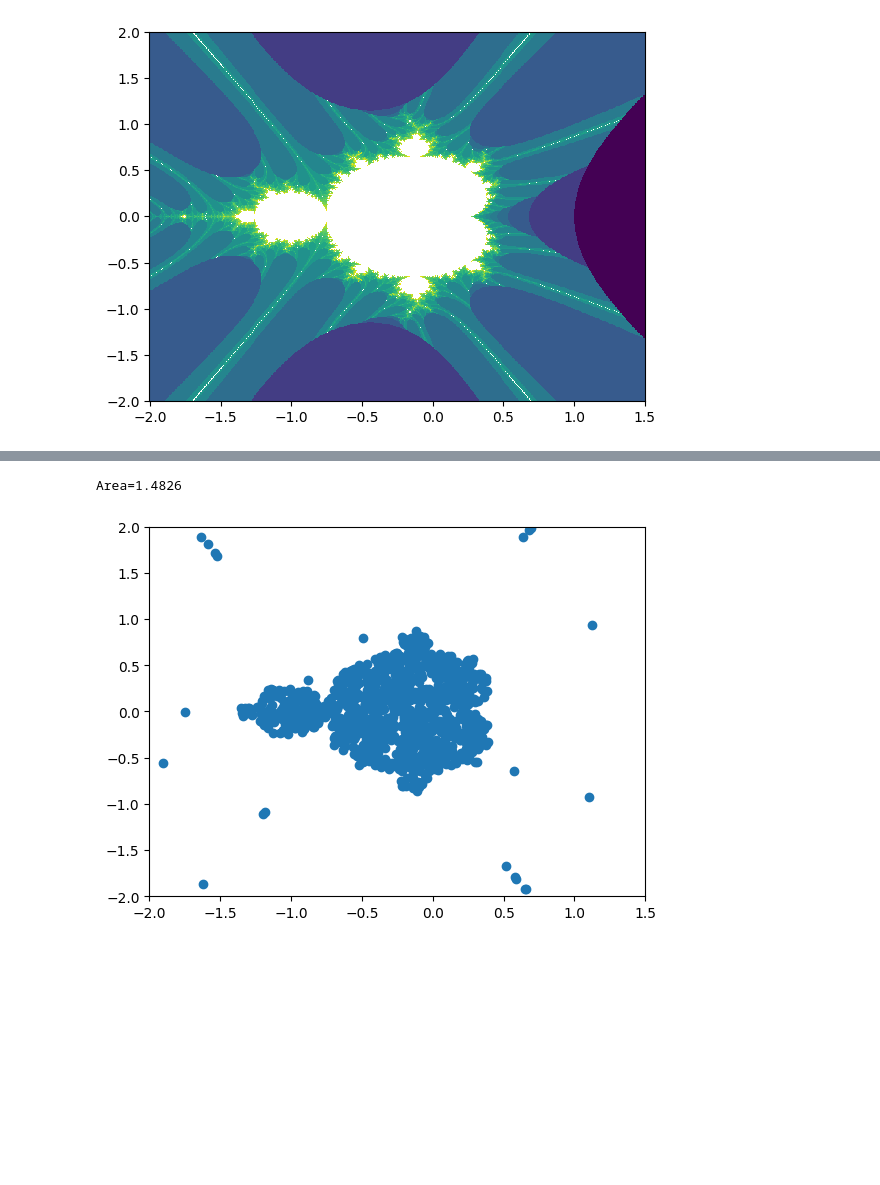
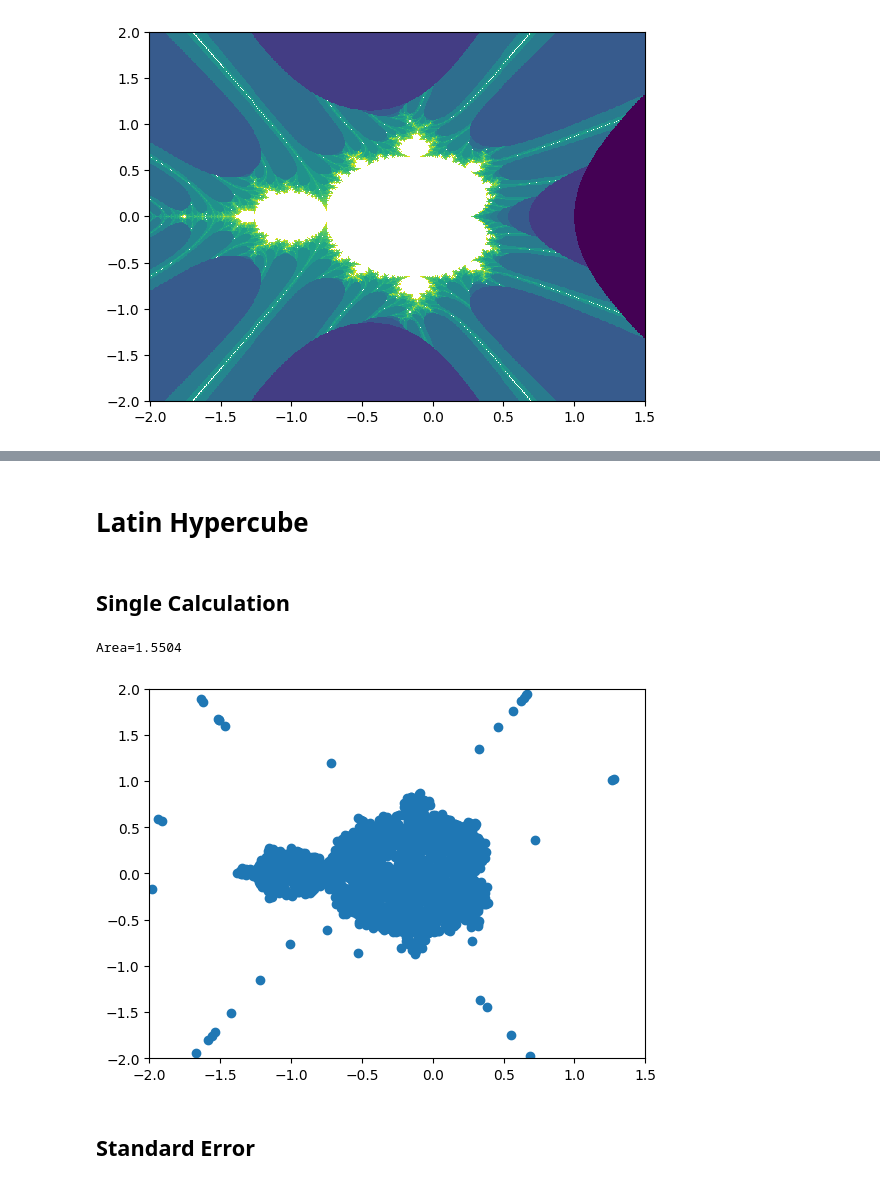
Before and after one commit to Kattelijn/Stochastic-Simulation, a Jupyter notebook: mandelbrot_MC_testPlots.ipynb, the cells around one changed output, grey strips where cells are left out. Saved outputs shown, nothing was run; the diff lists cells and outputs as text; code cells hidden in the pictures; blank space fills up the shorter version.

```diff
--- a/mandelbrot_MC_testPlots.ipynb
+++ b/mandelbrot_MC_testPlots.ipynb
@@ -44,21 +109,26 @@ Area1=1.5777999999999999, Area2=1.4588
+# %% [markdown]
+# Latin Hypercube
+# %% [markdown]
+## Single Calculation
+# %%
+solver = LatinHypercubeSampling()
+
+nIter = 20000
+nSamples = 20000
+
+area, points = solver.mandelbrotArea(nIter, nSamples, scatter=True)
 # %%
-solver = LatinHypercubeSampling()
-
-nIter = 1000
-nSamples = 10000
-
-# Compare original implementation to OOP implementation
-area, points = solver.mandelbrotArea(nIter, nSamples, scatter=True)
-
 fig, ax = plt.subplots()
 
 pointsx, pointsy = zip(*points)
 
 ax.scatter(pointsx, pointsy)
 ax.set_xlim(mb.XMIN, mb.XMAX)
 ax.set_ylim(mb.YMIN, mb.YMAX)
 print(f"Area={area}")
 plt.show()
 # %% [output]
-Area=1.4826
+Area=1.5504
-[figure, old version]
+[figure, new version]
+# %% [markdown]
+## Standard Error
```
Also changed, not shown: parts of 15 cells of this notebook.
